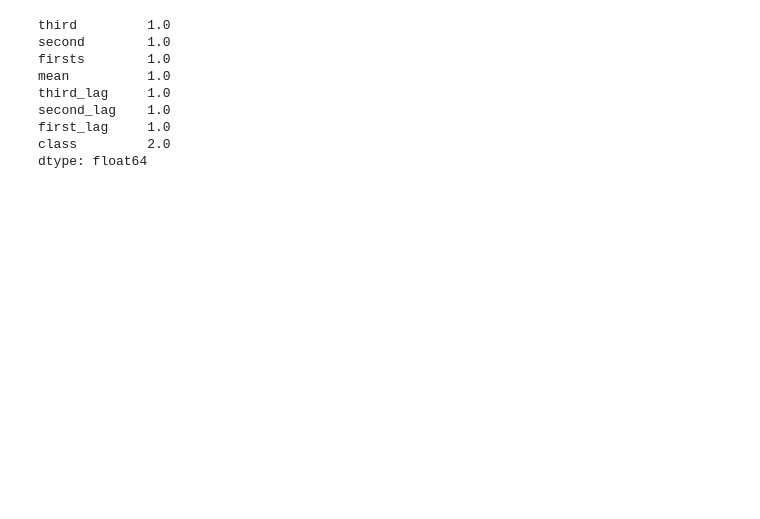
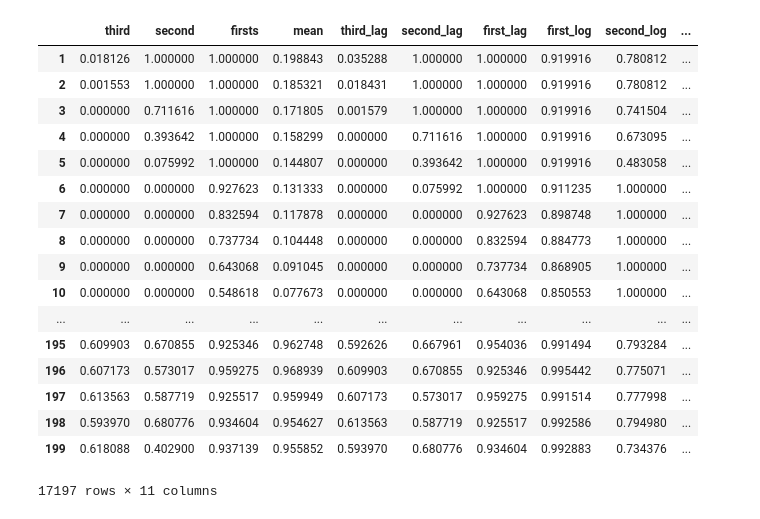
Before and after one commit to jessepisel/stratal-geometries, a Jupyter notebook: varying levels of erosion.ipynb, the cells around one changed output. Cells and saved outputs as stored; diff of their text form; code cells hidden in the pictures; blank space fills up the shorter version.

```diff
--- a/varying levels of erosion.ipynb
+++ b/varying levels of erosion.ipynb
@@ -34,6 +37,6 @@ angular_thicknesses = angular_thicknesses.drop(columns=['elevation']).dropna()
 # %%
 df_onlap = pd.DataFrame()
-for i in np.arange(0.75, 3, 0.1):
+for i in np.arange(0.75, 3.5, 0.1):
 
     elevation = np.full(200, i) #+np.random.rand(200)/100
     onlap_first = np.where(3*np.sin(np.arange(0,20,0.1)/6.28) > elevation, elevation, 3*np.sin(np.arange(0,20,0.1)/6.28))
@@ -48,16 +51,20 @@ for i in np.arange(0.75, 3, 0.1):
 # %%
 onlap_thicknesses = df_onlap.T.diff(axis=0).abs().T
 onlap_thicknesses['mean'] = onlap_thicknesses.copy().mean(axis=1)
-onlap_thicknesses['third_lag'] = onlap_thicknesses.third.shift(np.random.randint(5))
-onlap_thicknesses['second_lag'] = onlap_thicknesses.second.shift(np.random.randint(5))
-onlap_thicknesses['first_lag'] =onlap_thicknesses.firsts.shift(np.random.randint(5))
+onlap_thicknesses['third_lag'] = onlap_thicknesses.third.shift(1)
+onlap_thicknesses['second_lag'] = onlap_thicknesses.second.shift(1)
+onlap_thicknesses['first_lag'] =onlap_thicknesses.firsts.shift(1)
 
-onlap_thicknesses = onlap_thicknesses.drop(columns=['elevation']).dropna()
+onlap_thicknesses['first_log'] =onlap_thicknesses.firsts.apply(np.log)
+onlap_thicknesses['second_log'] =onlap_thicknesses.second.apply(np.log)
+onlap_thicknesses['third_log'] =onlap_thicknesses.third.apply(np.log)
+
+onlap_thicknesses = onlap_thicknesses.drop(columns=['elevation']).dropna().replace(-np.inf, 0)
 # %%
 
 df_horizontal = pd.DataFrame()
 
-for i in np.arange(0.75, 3, 0.1):
+for i in np.arange(0.75, 3.5, 0.1):
     horizontal_first = np.full(200, 0)+np.random.rand(200)/10
     horizontal_second = np.full(200, 1.5)+np.random.rand(200)/10
     horizontal_third = np.full(200,1.65)+np.random.rand(200)/10
@@ -72,11 +79,15 @@ for i in np.arange(0.75, 3, 0.1):
 
 horizontal_thicknesses = df_horiz.T.diff(axis=0).abs().T
 horizontal_thicknesses['mean'] = horizontal_thicknesses.copy().mean(axis=1)
-horizontal_thicknesses['third_lag'] = horizontal_thicknesses.third.shift(3)
-horizontal_thicknesses['second_lag'] = horizontal_thicknesses.second.shift(3)
-horizontal_thicknesses['first_lag'] =horizontal_thicknesses.firsts.shift(3)
+horizontal_thicknesses['third_lag'] = horizontal_thicknesses.third.shift(1)
+horizontal_thicknesses['second_lag'] = horizontal_thicknesses.second.shift(1)
+horizontal_thicknesses['first_lag'] =horizontal_thicknesses.firsts.shift(1)
 
-horizontal_thicknesses = horizontal_thicknesses.drop(columns=['elevation']).dropna()
+horizontal_thicknesses['first_log'] =horizontal_thicknesses.firsts.apply(np.log)
+horizontal_thicknesses['second_log'] =horizontal_thicknesses.second.apply(np.log)
+horizontal_thicknesses['third_log'] =horizontal_thicknesses.third.apply(np.log)
+
+horizontal_thicknesses = horizontal_thicknesses.drop(columns=['elevation']).dropna().replace(-np.inf, 0)
 # %%
 normalized_df=(angular_thicknesses-angular_thicknesses.min())/(angular_thicknesses.max()-angular_thicknesses.min())
 normalized_dfo=(onlap_thicknesses-onlap_thicknesses.min())/(onlap_thicknesses.max()-onlap_thicknesses.min())
@@ -88,14 +99,23 @@ normalized_dfh['class'] = 2
 # %%
 dataset = pd.concat((normalized_df, normalized_dfo, normalized_dfh))
 # %%
-dataset.max()
+dataset
 # %% [output]
+|  | third | second | firsts | mean | third_lag | second_lag | first_lag | first_log | second_log | ... |
+| 1 | 0.018126 | 1.000000 | 1.000000 | 0.198843 | 0.035288 | 1.000000 | 1.000000 | 0.919916 | 0.780812 | ... |
+| 2 | 0.001553 | 1.000000 | 1.000000 | 0.185321 | 0.018431 | 1.000000 | 1.000000 | 0.919916 | 0.780812 | ... |
+| 3 | 0.000000 | 0.711616 | 1.000000 | 0.171805 | 0.001579 | 1.000000 | 1.000000 | 0.919916 | 0.741504 | ... |
+| 4 | 0.000000 | 0.393642 | 1.000000 | 0.158299 | 0.000000 | 0.711616 | 1.000000 | 0.919916 | 0.673095 | ... |
+| 5 | 0.000000 | 0.075992 | 1.000000 | 0.144807 | 0.000000 | 0.393642 | 1.000000 | 0.919916 | 0.483058 | ... |
+| 6 | 0.000000 | 0.000000 | 0.927623 | 0.131333 | 0.000000 | 0.075992 | 1.000000 | 0.911235 | 1.000000 | ... |
+| 7 | 0.000000 | 0.000000 | 0.832594 | 0.117878 | 0.000000 | 0.000000 | 0.927623 | 0.898748 | 1.000000 | ... |
+| 8 | 0.000000 | 0.000000 | 0.737734 | 0.104448 | 0.000000 | 0.000000 | 0.832594 | 0.884773 | 1.000000 | ... |
+| 9 | 0.000000 | 0.000000 | 0.643068 | 0.091045 | 0.000000 | 0.000000 | 0.737734 | 0.868905 | 1.000000 | ... |
+| 10 | 0.000000 | 0.000000 | 0.548618 | 0.077673 | 0.000000 | 0.000000 | 0.643068 | 0.850553 | 1.000000 | ... |
+| ... | ... | ... | ... | ... | ... | ... | ... | ... | ... | ... |
+| 195 | 0.609903 | 0.670855 | 0.925346 | 0.962748 | 0.592626 | 0.667961 | 0.954036 | 0.991494 | 0.793284 | ... |
+| 196 | 0.607173 | 0.573017 | 0.959275 | 0.968939 | 0.609903 | 0.670855 | 0.925346 | 0.995442 | 0.775071 | ... |
+| 197 | 0.613563 | 0.587719 | 0.925517 | 0.959949 | 0.607173 | 0.573017 | 0.959275 | 0.991514 | 0.777998 | ... |
+| 198 | 0.593970 | 0.680776 | 0.934604 | 0.954627 | 0.613563 | 0.587719 | 0.925517 | 0.992586 | 0.794980 | ... |
+| 199 | 0.618088 | 0.402900 | 0.937139 | 0.955852 | 0.593970 | 0.680776 | 0.934604 | 0.992883 | 0.734376 | ... |
-third         1.0
-second        1.0
-firsts        1.0
-mean          1.0
-third_lag     1.0
-second_lag    1.0
-first_lag     1.0
-class         2.0
-dtype: float64
+17197 rows × 11 columns
```
Also changed, not shown: parts of 11 cells of this notebook.
